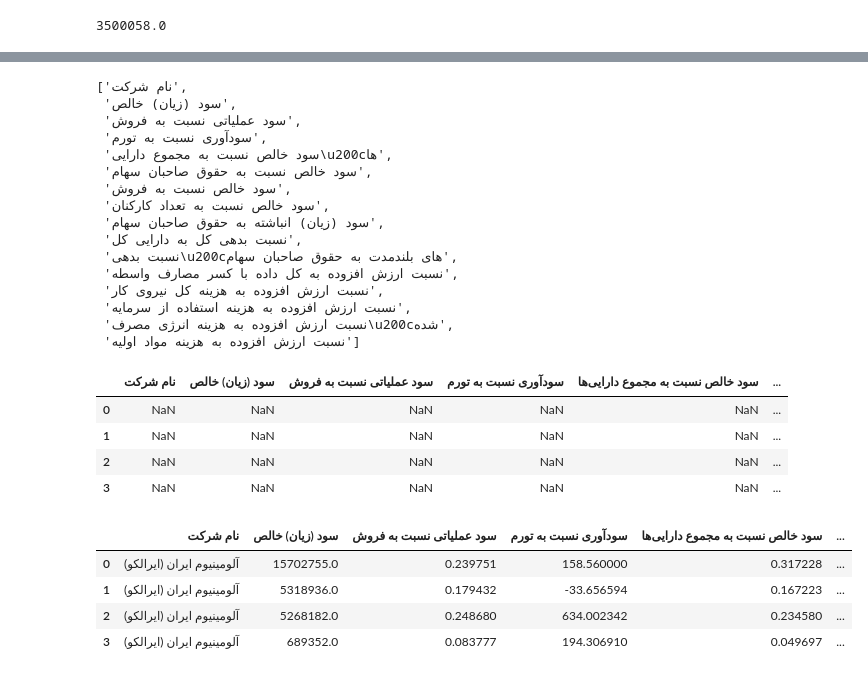
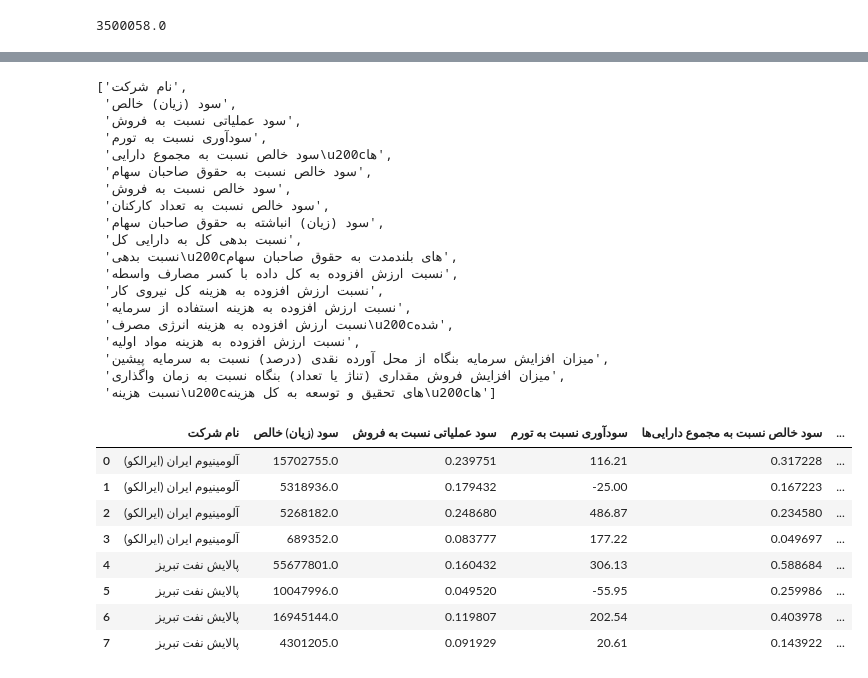
Before and after one commit to saeed-saffari/privatization-SPRI-2022, a Jupyter notebook: codes/Privatization_02.ipynb, the cells around one changed output, grey strips where cells are left out. Drawn from its saved outputs; the diff is of its cells as text; code cells hidden in the pictures.

```diff
--- a/codes/Privatization_02.ipynb
+++ b/codes/Privatization_02.ipynb
@@ -16,5 +20,5 @@ df_base.head(4)
 # %%
-df_base = pd.DataFrame(df_base.iloc[0:4])
+df_base = pd.DataFrame(df_base.iloc[0:8])
 # %%
 list(pd.read_excel('/Users/saeed/Dropbox/Sharif Business Think Thank/خصوصی سازی/شرکت‌های مورد بررسی.xlsx',sheet_name=1).columns)
 # %% [output]
@@ -68,7 +76,11 @@ names = ['نام شرکت',
  'نسبت ارزش افزوده به هزینه کل نیروی کار',
  'نسبت ارزش افزوده به هزینه استفاده از سرمایه',
  'نسبت ارزش افزوده به هزینه انرژی مصرف\u200cشده',
- 'نسبت ارزش افزوده به هزینه مواد اولیه']
+ 'نسبت ارزش افزوده به هزینه مواد اولیه',
+ "میزان افزایش سرمایه بنگاه از محل آورده نقدی (درصد) نسبت به سرمایه پیشین",
+ 'میزان افزایش فروش مقداری (تناژ یا تعداد) بنگاه نسبت به زمان واگذاری',
+ "نسبت هزینه‌های تحقیق و توسعه به کل هزینه‌ها"
+        ]
 names
 # %% [output]
 ['نام شرکت',
@@ -86,13 +98,10 @@ names
  'نسبت ارزش افزوده به هزینه کل نیروی کار',
  'نسبت ارزش افزوده به هزینه استفاده از سرمایه',
  'نسبت ارزش افزوده به هزینه انرژی مصرف\u200cشده',
- 'نسبت ارزش افزوده به هزینه مواد اولیه']
+ 'نسبت ارزش افزوده به هزینه مواد اولیه',
+ 'میزان افزایش سرمایه بنگاه از محل آورده نقدی (درصد) نسبت به سرمایه پیشین',
+ 'میزان افزایش فروش مقداری (تناژ یا تعداد) بنگاه نسبت به زمان واگذاری',
+ 'نسبت هزینه\u200cهای تحقیق و توسعه به کل هزینه\u200cها']
 # %%
 df = pd.DataFrame(np.nan, index=df_base.index, columns=names)
-df
+#df
-# %% [output]
-|  | نام شرکت | سود (زيان) خالص | سود عملیاتی نسبت به فروش | سودآوری نسبت به تورم | سود خالص نسبت به مجموع دارایی‌ها | ... |
-| 0 | NaN | NaN | NaN | NaN | NaN | ... |
-| 1 | NaN | NaN | NaN | NaN | NaN | ... |
-| 2 | NaN | NaN | NaN | NaN | NaN | ... |
-| 3 | NaN | NaN | NaN | NaN | NaN | ... |
@@ -99,27 +110,36 @@ df
 # %%
 df.loc[:, 'نام شرکت'] = df_base.loc[:, 'نام شرکت']
 df.loc[:, 'سود (زيان) خالص'] = df_base.loc[:, 'سود (زيان) خالص']
 
 df['سود عملیاتی نسبت به فروش'] = df_base["سود (زيان) عملياتي"] / df_base['مبلغ فروش']
-df['سودآوری نسبت به تورم'] = df_base['درصد تغییر سود نسبت به سال قبل'] - df_base['نرخ تورم']
+df['سودآوری نسبت به تورم'] = \
+((((1 + df_base['درصد تغییر سود نسبت به سال قبل']/100) \
+                     / (1 + df_base["نرخ تورم"]/100)
+                     )-1)*100).round(2)
+
 df['سود خالص نسبت به مجموع دارایی‌ها'] = df_base['سود (زيان) خالص'] / df_base['جمع دارایی\u200cها']
 df['سود خالص نسبت به حقوق صاحبان سهام'] = df_base['سود (زيان) خالص'] / df_base['جمع حقوق مالکانه']
 df['سود خالص نسبت به فروش'] = df_base['سود (زيان) خالص'] / df_base['مبلغ فروش']
 df['سود خالص نسبت به تعداد کارکنان'] = df_base['سود (زيان) خالص'] / df_base['جمع پرسنل']
 df['سود (زیان) انباشته به حقوق صاحبان سهام'] = df_base["سود (زیان) انباشته"] / df_base['جمع حقوق مالکانه']
 df['نسبت بدهی کل به دارایی کل'] = df_base['جمع بدهی‌ها'] / df_base['جمع دارایی‌ها']
 df['نسبت بدهی‌های بلندمدت به حقوق صاحبان سهام'] = df_base["بدهی‌های بلند مدت"] / df_base['جمع حقوق مالکانه']
 # ارزش‌افزوده => df_base['گردش مقداری فروش'] - df_base['مواد اولیه']
 df['نسبت ارزش افزوده به کل داده با کسر مصارف واسطه'] = (df_base['گردش مقداری فروش'] - df_base['مواد اولیه']) / df_base["مبلغ فروش"]
 df['نسبت ارزش افزوده به هزینه کل نیروی کار'] = (df_base['گردش مقداری فروش'] - df_base['مواد اولیه']) / df_base["هزینه نیروی کار"]
 df['نسبت ارزش افزوده به هزینه استفاده از سرمایه'] = (df_base['گردش مقداری فروش'] - df_base['مواد اولیه']) / df_base["هزینه استهلاک"]
 df["نسبت ارزش افزوده به هزینه انرژی مصرف‌شده"] = (df_base['گردش مقداری فروش'] - df_base['مواد اولیه']) / df_base["هزینه انرژی"]
 df['نسبت ارزش افزوده به هزینه مواد اولیه'] = (df_base['گردش مقداری فروش'] - df_base['مواد اولیه']) / df_base['مواد اولیه']
-
+df['میزان افزایش سرمایه بنگاه از محل آورده نقدی (درصد) نسبت به سرمایه پیشین'] = df_base['اورده نقدی'] / df_base['آخرین وضعیت سرمایه']
+df['نسبت هزینه\u200cهای تحقیق و توسعه به کل هزینه\u200cها'] = df_base[""]
 df
 # %% [output]
 |  | نام شرکت | سود (زيان) خالص | سود عملیاتی نسبت به فروش | سودآوری نسبت به تورم | سود خالص نسبت به مجموع دارایی‌ها | ... |
-| 0 | آلومینیوم ایران (ایرالکو) | 15702755.0 | 0.239751 | 158.560000 | 0.317228 | ... |
-| 1 | آلومینیوم ایران (ایرالکو) | 5318936.0 | 0.179432 | -33.656594 | 0.167223 | ... |
-| 2 | آلومینیوم ایران (ایرالکو) | 5268182.0 | 0.248680 | 634.002342 | 0.234580 | ... |
-| 3 | آلومینیوم ایران (ایرالکو) | 689352.0 | 0.083777 | 194.306910 | 0.049697 | ... |
+| 0 | آلومینیوم ایران (ایرالکو) | 15702755.0 | 0.239751 | 116.21 | 0.317228 | ... |
+| 1 | آلومینیوم ایران (ایرالکو) | 5318936.0 | 0.179432 | -25.00 | 0.167223 | ... |
+| 2 | آلومینیوم ایران (ایرالکو) | 5268182.0 | 0.248680 | 486.87 | 0.234580 | ... |
+| 3 | آلومینیوم ایران (ایرالکو) | 689352.0 | 0.083777 | 177.22 | 0.049697 | ... |
+| 4 | پالایش نفت تبریز | 55677801.0 | 0.160432 | 306.13 | 0.588684 | ... |
+| 5 | پالایش نفت تبریز | 10047996.0 | 0.049520 | -55.95 | 0.259986 | ... |
+| 6 | پالایش نفت تبریز | 16945144.0 | 0.119807 | 202.54 | 0.403978 | ... |
+| 7 | پالایش نفت تبریز | 4301205.0 | 0.091929 | 20.61 | 0.143922 | ... |
```
Also changed, not shown: parts of 8 cells of this notebook.
